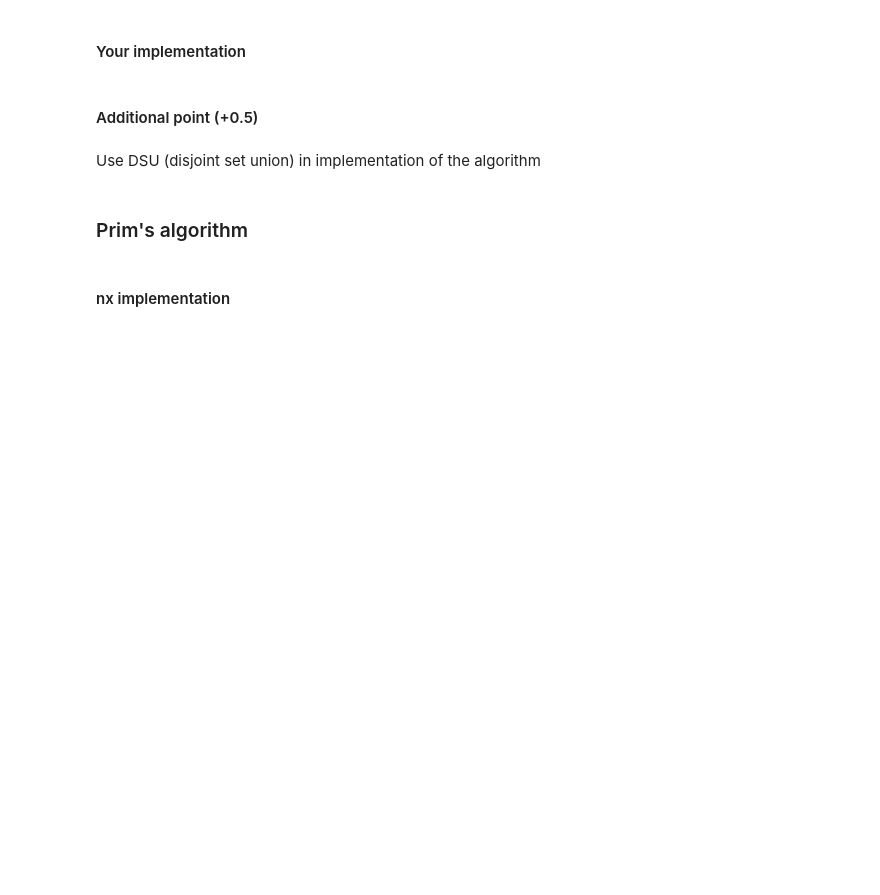
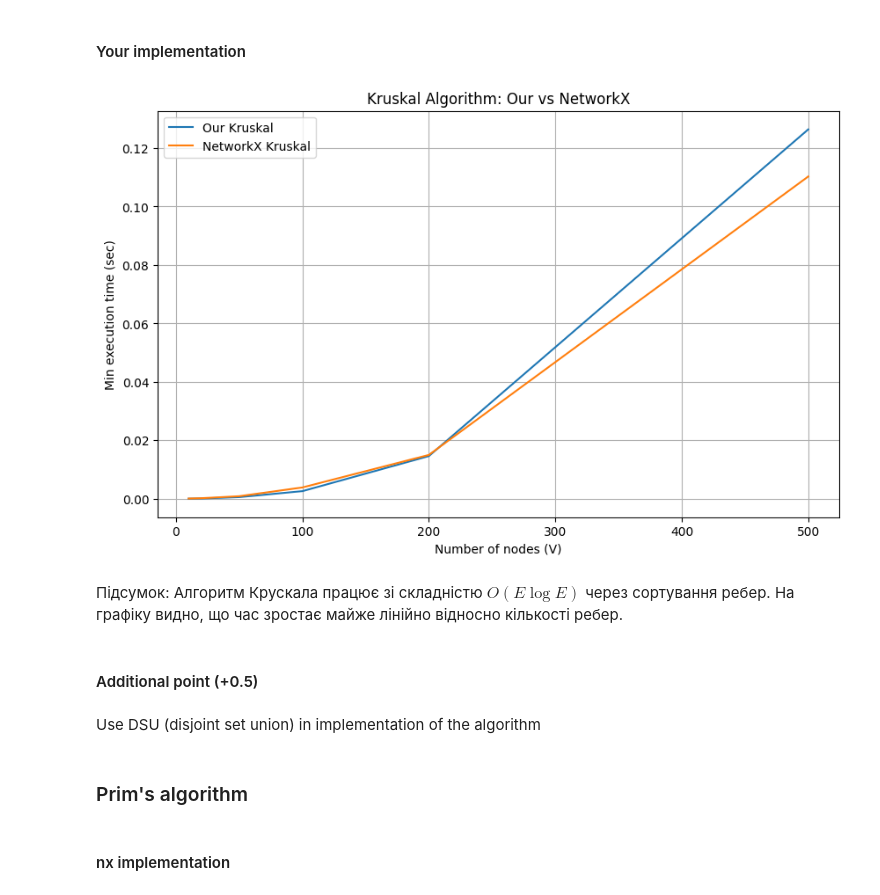
Before and after one commit to zahariukpn-cs/discrete-math-lab1, a Jupyter notebook: Lab1_Trees.ipynb, the cells around one changed output. Cells and saved outputs as stored; diff of their text form; code cells hidden in the pictures; blank space fills up the shorter version.

```diff
--- a/Lab1_Trees.ipynb
+++ b/Lab1_Trees.ipynb
@@ -111,3 +157,38 @@ mstk.edges(), len(mstk.edges())
+# %%
+def get_min_execution_time(algo_func, graph, iterations=15):
+    times = []
+    for _ in range(iterations):
+        start = time.time()
+        algo_func(graph)
+        times.append(time.time() - start)
+    return min(times)
+# %%
+nodes_num = [10, 20, 50, 100, 200, 500]
+our_result = []
+nx_result = []
+
+for n in nodes_num:
+    G = gnp_random_connected_graph(n, 0.4)
+
+    our = get_min_execution_time(kruskal, G)
+    our_result.append(our)
+
+    ntx = get_min_execution_time(lambda g: nx.minimum_spanning_tree(g, algorithm='kruskal'), G)
+    nx_result.append(ntx)
+
+plt.figure(figsize=(10, 6))
+plt.plot(nodes_num, our_result, label='Our Kruskal')
+plt.plot(nodes_num, nx_result, label='NetworkX Kruskal')
+plt.title('Kruskal Algorithm: Our vs NetworkX')
+plt.xlabel('Number of nodes (V)')
+plt.ylabel('Min execution time (sec)')
+plt.grid(True)
+plt.legend()
+plt.show()
+# %% [output]
+[figure, added]
+# %% [markdown]
+Підсумок: Алгоритм Крускала працює зі складністю $O(E \log E)$ через сортування ребер. На графіку видно, що час зростає майже лінійно відносно кількості ребер.
 # %% [markdown]
 #### Additional point (+0.5)
 # %% [markdown]
```
Also changed, not shown: parts of 15 cells of this notebook.
